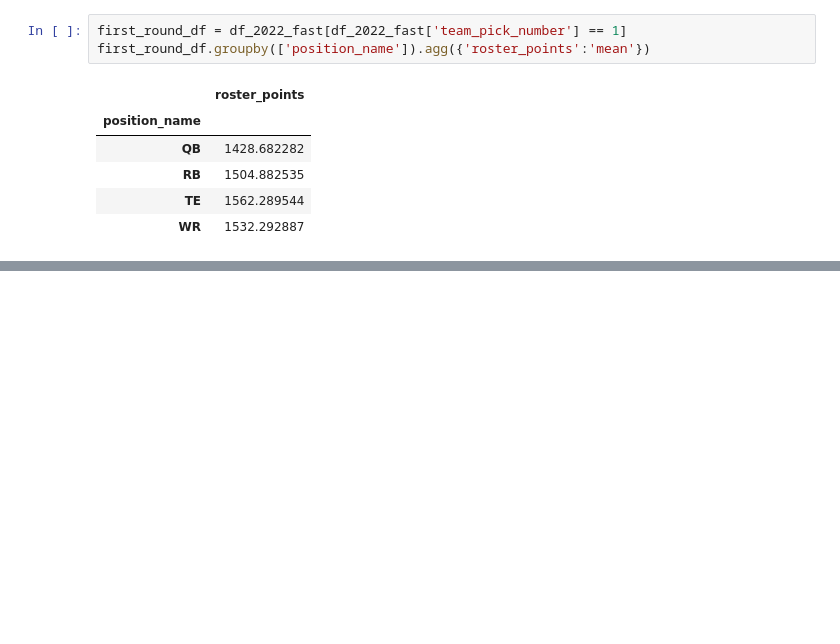
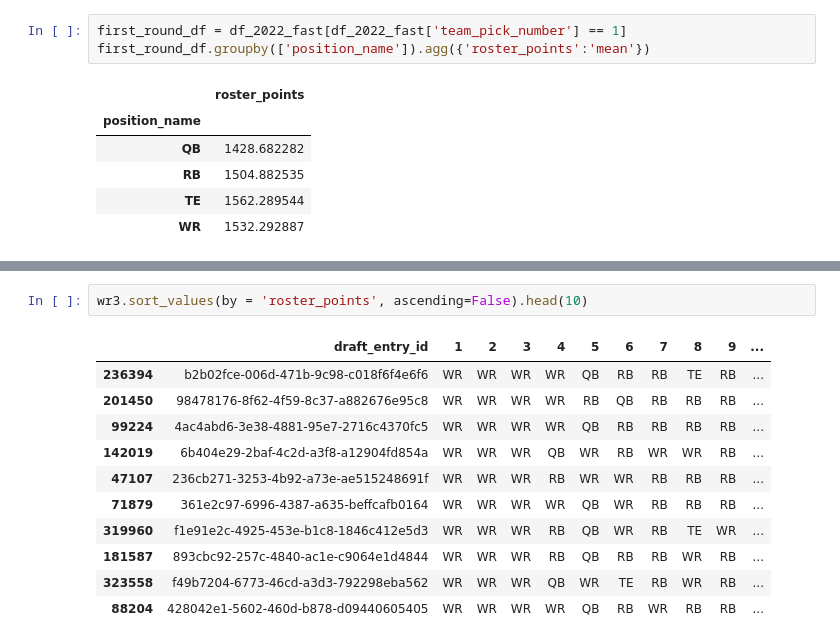
Before and after one commit to AniSri12/best-ball-data-bowl, a Jupyter notebook: josh_main.ipynb, the cells around one changed output, grey strips where cells are left out. Saved outputs shown, nothing was run; the diff lists cells and outputs as text; blank space fills up the shorter version.

```diff
--- a/josh_main.ipynb
+++ b/josh_main.ipynb
@@ -249,0 +272,14 @@ print(wr3.shape)
+# %%
+wr3.sort_values(by = 'roster_points', ascending=False).head(10)
+# %% [output]
+|  | draft_entry_id | 1 | 2 | 3 | 4 | 5 | 6 | 7 | 8 | 9 | ... |
+| 236394 | b2b02fce-006d-471b-9c98-c018f6f4e6f6 | WR | WR | WR | WR | QB | RB | RB | TE | RB | ... |
+| 201450 | 98478176-8f62-4f59-8c37-a882676e95c8 | WR | WR | WR | WR | RB | QB | RB | RB | RB | ... |
+| 99224 | 4ac4abd6-3e38-4881-95e7-2716c4370fc5 | WR | WR | WR | WR | QB | RB | RB | RB | RB | ... |
+| 142019 | 6b404e29-2baf-4c2d-a3f8-a12904fd854a | WR | WR | WR | QB | WR | RB | WR | WR | RB | ... |
+| 47107 | 236cb271-3253-4b92-a73e-ae515248691f | WR | WR | WR | RB | WR | WR | RB | RB | RB | ... |
+| 71879 | 361e2c97-6996-4387-a635-beffcafb0164 | WR | WR | WR | WR | QB | WR | RB | RB | RB | ... |
+| 319960 | f1e91e2c-4925-453e-b1c8-1846c412e5d3 | WR | WR | WR | RB | QB | WR | RB | TE | WR | ... |
+| 181587 | 893cbc92-257c-4840-ac1e-c9064e1d4844 | WR | WR | WR | RB | QB | RB | RB | WR | RB | ... |
+| 323558 | f49b7204-6773-46cd-a3d3-792298eba562 | WR | WR | WR | QB | WR | TE | RB | WR | RB | ... |
+| 88204 | 428042e1-5602-460d-b878-d09440605405 | WR | WR | WR | WR | QB | RB | WR | RB | RB | ... |
```
Also changed, not shown: parts of 26 cells of this notebook.
